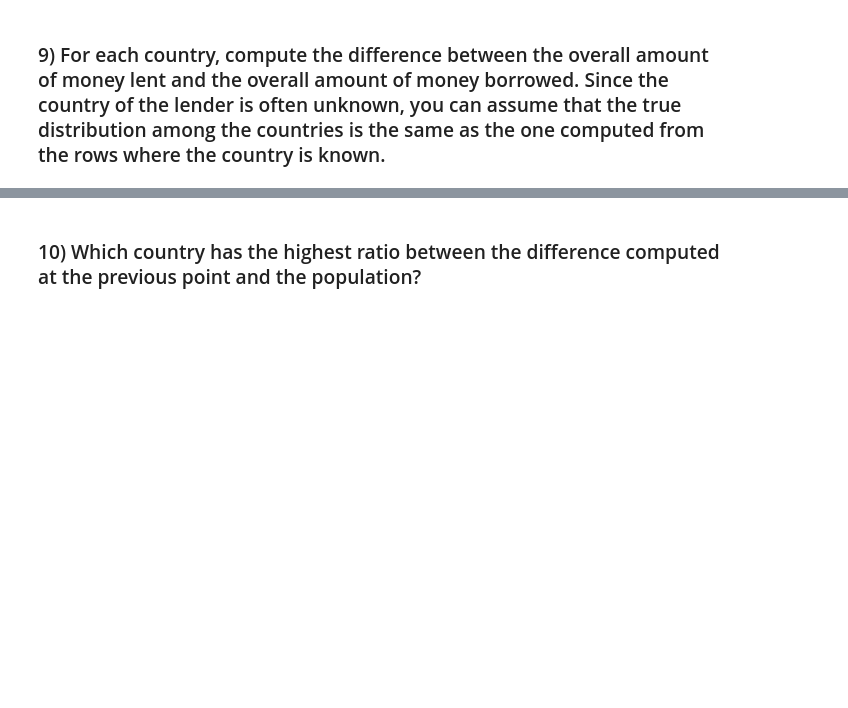
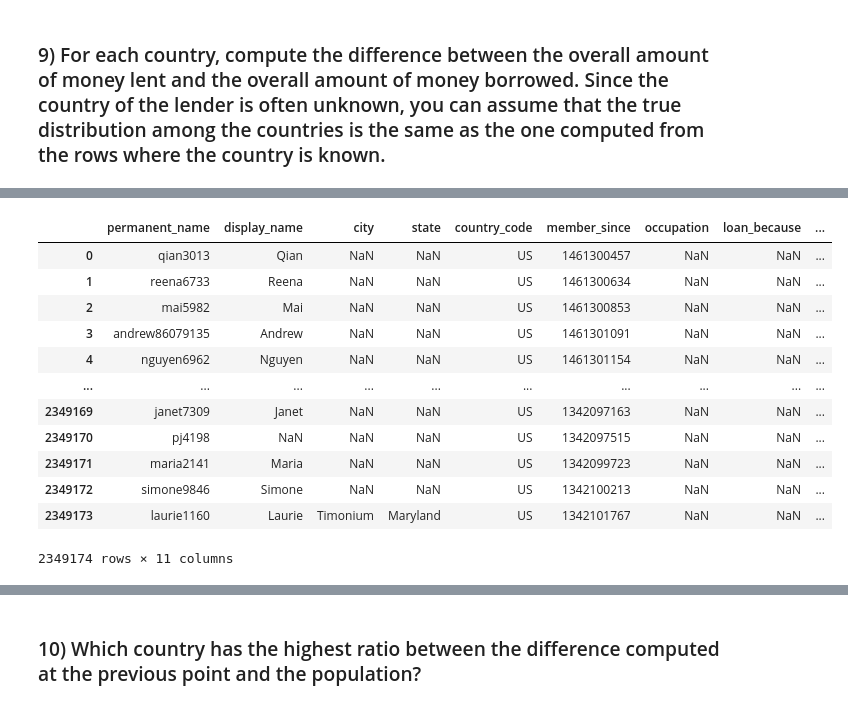
Before and after one commit to mliccia/FoCS, a Jupyter notebook: FoCS_799368.ipynb, the cells around one changed output, grey strips where cells are left out. Saved outputs shown, nothing was run; the diff lists cells and outputs as text; code cells hidden in the pictures; blank space fills up the shorter version.

```diff
--- a/FoCS_799368.ipynb
+++ b/FoCS_799368.ipynb
@@ -374,2 +461,10 @@ borrowed_perc_y.to_csv('C:/Users/matal/Desktop/borrowed_perc_y.csv', index=False
 # %% [markdown]
 ### 9) For each country, compute the difference between the overall amount of money lent and the overall amount of money borrowed. Since the country of the lender is often unknown, you can assume that the true distribution among the countries is the same as the one computed from the rows where the country is known.
+# %%
+## Il problema parte dalla risoluzione dei valori missing per quanto riguarda la nazionalità dei lenders
+## Questo viene risolto con una funzione di probabilità che assegna un valore al dato mancante secondo
+## La frequenza con cui compaiono i paesi nei dati non mancanti
+## Viene ricaricato anche il dataset relativo ai finanziamenti effettuati per persona perché tornerà utile
+
+lenders = pd.read_csv('C:/Users/matal/Desktop/lenders.csv')
+money_per_lenders = pd.read_csv('C:/Users/matal/Desktop/money_per_lenders.csv')
@@ -375,0 +480,5 @@ borrowed_perc_y.to_csv('C:/Users/matal/Desktop/borrowed_perc_y.csv', index=False
+# %%
+## Controllo proporzioni
+
+weights = lenders.country_code.value_counts(normalize=True)
+weights
@@ -375,0 +498,21 @@ borrowed_perc_y.to_csv('C:/Users/matal/Desktop/borrowed_perc_y.csv', index=False
+# %%
+## Funzione di probabilità
+
+lenders.loc[lenders.country_code.isna(), 'country_code'] = np.random.choice(weights.index,
+                                                              p=weights.values,
+                                                              size=lenders.country_code.isna().sum())
+lenders
+# %% [output]
+|  | permanent_name | display_name | city | state | country_code | member_since | occupation | loan_because | ... |
+| 0 | qian3013 | Qian | NaN | NaN | US | 1461300457 | NaN | NaN | ... |
+| 1 | reena6733 | Reena | NaN | NaN | US | 1461300634 | NaN | NaN | ... |
+| 2 | mai5982 | Mai | NaN | NaN | US | 1461300853 | NaN | NaN | ... |
+| 3 | andrew86079135 | Andrew | NaN | NaN | US | 1461301091 | NaN | NaN | ... |
+| 4 | nguyen6962 | Nguyen | NaN | NaN | US | 1461301154 | NaN | NaN | ... |
+| ... | ... | ... | ... | ... | ... | ... | ... | ... | ... |
+| 2349169 | janet7309 | Janet | NaN | NaN | US | 1342097163 | NaN | NaN | ... |
+| 2349170 | pj4198 | NaN | NaN | NaN | US | 1342097515 | NaN | NaN | ... |
+| 2349171 | maria2141 | Maria | NaN | NaN | US | 1342099723 | NaN | NaN | ... |
+| 2349172 | simone9846 | Simone | NaN | NaN | US | 1342100213 | NaN | NaN | ... |
+| 2349173 | laurie1160 | Laurie | Timonium | Maryland | US | 1342101767 | NaN | NaN | ... |
+2349174 rows × 11 columns
```
Also changed, not shown: parts of 17 cells of this notebook.
